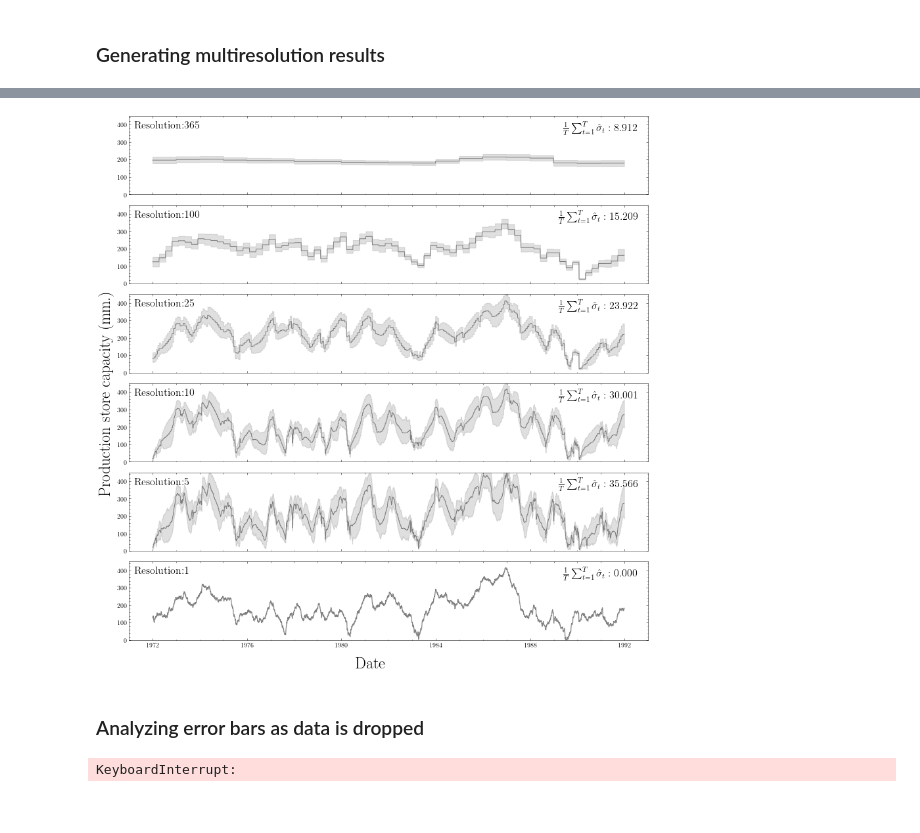
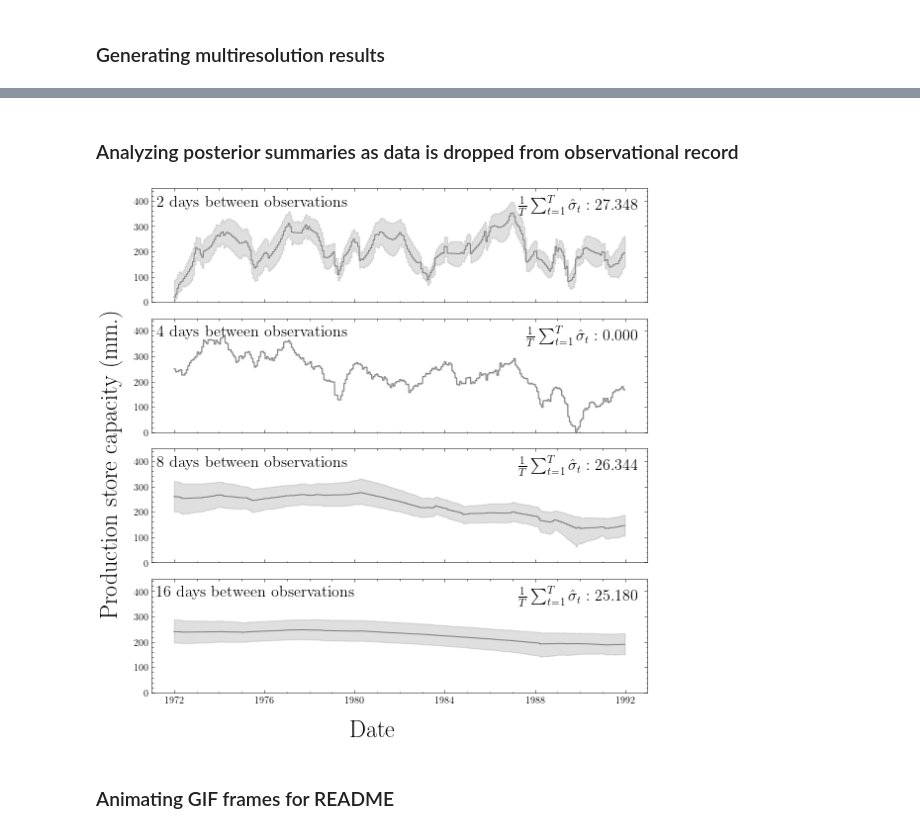
Before and after one commit to ckrapu/tvp-gr4j, a Jupyter notebook: jax-real-data.ipynb, the cells around one changed output, grey strips where cells are left out. Drawn from its saved outputs; the diff is of its cells as text; code cells hidden in the pictures.

```diff
--- a/jax-real-data.ipynb
+++ b/jax-real-data.ipynb
@@ -501,34 +545,47 @@ traces = {}
+# %% [markdown]
+### Analyzing posterior summaries as data is dropped from observational record
 # %%
-for res in resolutions:
-    nuts_kernel = NUTS(model, max_tree_depth=11)
-    mcmc        = MCMC(nuts_kernel, num_samples=5000, num_warmup=5000)
-    rng_key     = random.PRNGKey(0)
+ns  = [2, 4, 8, 16]
+res = 25
 
-    mcmc.run(rng_key, q_obs=q_obs, etp=etp, prec=prec, tv_x1=True, tv_resolution=res)
-    traces[res] = mcmc.get_samples()
-pickle.dump(traces, open('traces/jax-multires.pkl', 'wb'))
+for n in ns:
+    if n not in traces_drop.keys():
+        timesteps_to_keep = np.arange(0, len(q_obs), n)
+
+        nuts_kernel = NUTS(model, max_tree_depth=11)
+        mcmc        = MCMC(nuts_kernel, num_samples=5000, num_warmup=5000)
+        rng_key     = random.PRNGKey(0)
+
+        mcmc.run(rng_key, q_obs=q_obs, etp=etp, prec=prec, tv_x1=True,
+                 tv_resolution=res,
+                 timesteps_to_keep=timesteps_to_keep)
+
+        traces_drop[n] = mcmc.get_samples()
+    pickle.dump(traces_drop, open('traces/jax-dropped.pkl', 'wb'))
 # %%
-n_res = len(resolutions)
+fig, axes = plt.subplots(len(ns), figsize=(8,len(ns)*2), sharey=True, sharex=True)
+axes      = axes.ravel()
 
-fig, axes = plt.subplots(n_res, figsize=(12,n_res*2), sharey=True, sharex=True)
-axes = axes.ravel()
-for i, (res, trace) in enumerate(traces.items()):
+for i, n in enumerate(ns):
+    trace = traces_drop[n]
     plt.sca(axes[i])
     low, median, hi = np.percentile(trace['tv_x1'], q=[5,50,95], axis=0)
     avg_sigma = np.std(trace['tv_x1'], axis=0).mean()
 
     plt.plot(dates, median, color='0.5')
-    plt.text(0.01, 0.94, f'Resolution:{res}', transform=axes[i].transAxes, ha='left', va='top', fontsize=16)
+    plt.text(0.01, 0.94, f'{n} days between observations', transform=axes[i].transAxes, ha='left', va='top', fontsize=16)
     avg_str = f'$\\frac{{1}}{{T}}\\sum_{{t=1}}^T \\hat{{\\sigma}}_t : {avg_sigma:.3f}$'
     plt.text(0.98, 0.94, avg_str, transform=axes[i].transAxes, ha='right', va='top', fontsize=16)
     plt.fill_between(dates, low, hi, color='0.5', alpha=0.25)
     plt.ylim([0,450])
 
 fig.supylabel('Production store capacity (mm.)', fontsize=24)
 fig.supxlabel('Date', fontsize=24)
 
 plt.tight_layout()
-plt.savefig('figures/varying_resolution.png', dpi=400, bbox_inches='tight')
+plt.savefig('figures/varying_observations.png', dpi=400, bbox_inches='tight')
 # %% [output]
-[figure, old version]
+[figure, new version]
+# %% [markdown]
+### Animating GIF frames for README
 # %%
@@ -552,23 +610 @@ for i in tqdm(timesteps):
     plt.close()
-# %% [markdown]
-### Analyzing error bars as data is dropped
-# %%
-ns  = [2, 8, 32, 128]
-res = 25
-traces_drop  = {}
-
-for n in ns:
-    timesteps_to_keep = np.arange(0, len(q_obs), n)
-
-    nuts_kernel = NUTS(model, max_tree_depth=11)
-    mcmc        = MCMC(nuts_kernel, num_samples=5000, num_warmup=5000)
-    rng_key     = random.PRNGKey(0)
-
-    mcmc.run(rng_key, q_obs=q_obs, etp=etp, prec=prec, tv_x1=True,
-             tv_resolution=res,
-             timesteps_to_keep=timesteps_to_keep)
-
-    traces_drop[res] = mcmc.get_samples()
-pickle.dump(traces_drop, open('traces/jax-dropped.pkl', 'wb'))
-# %% [output]
-KeyboardInterrupt:
```
Also changed, not shown: parts of 12 cells of this notebook.
